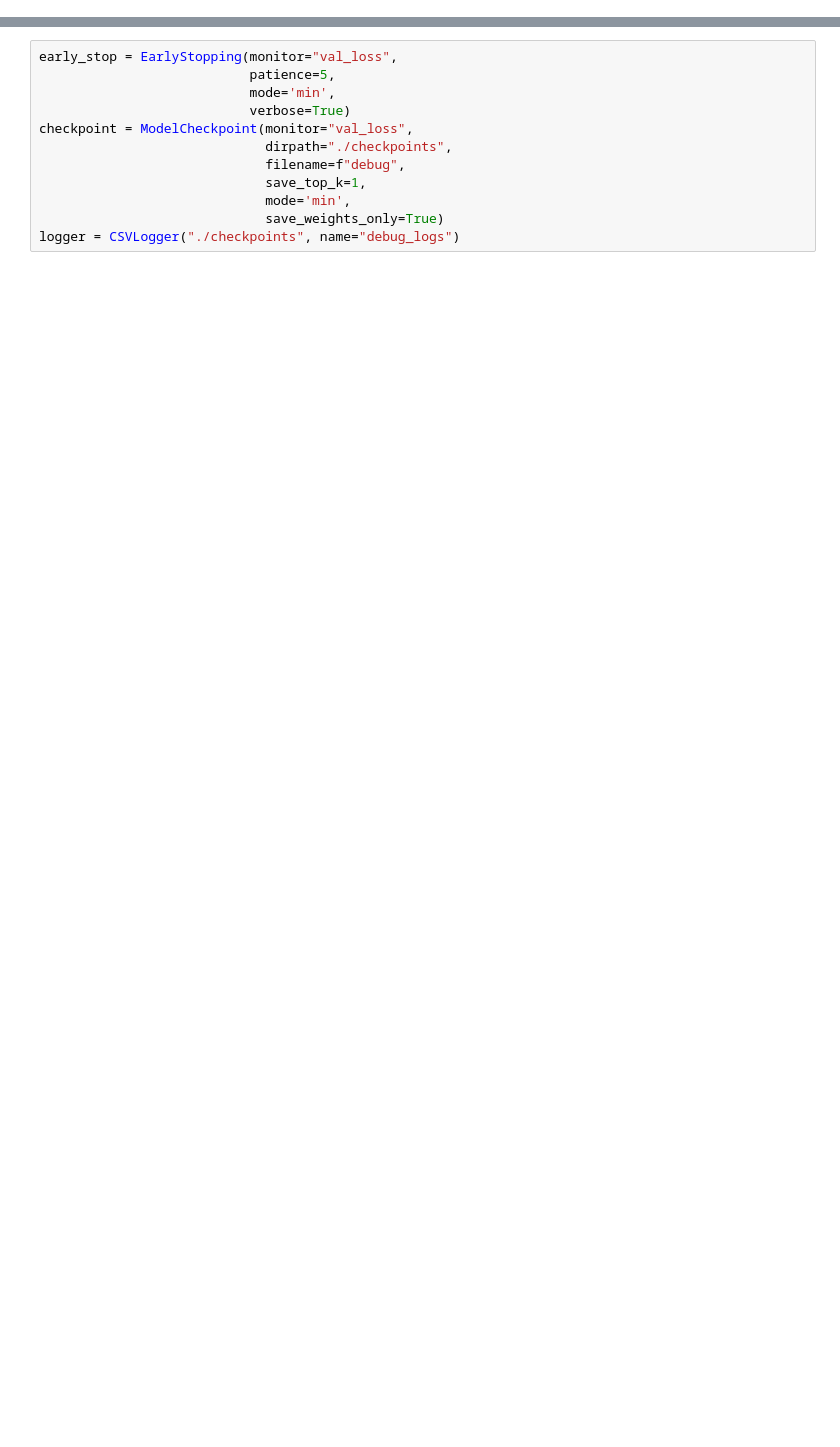
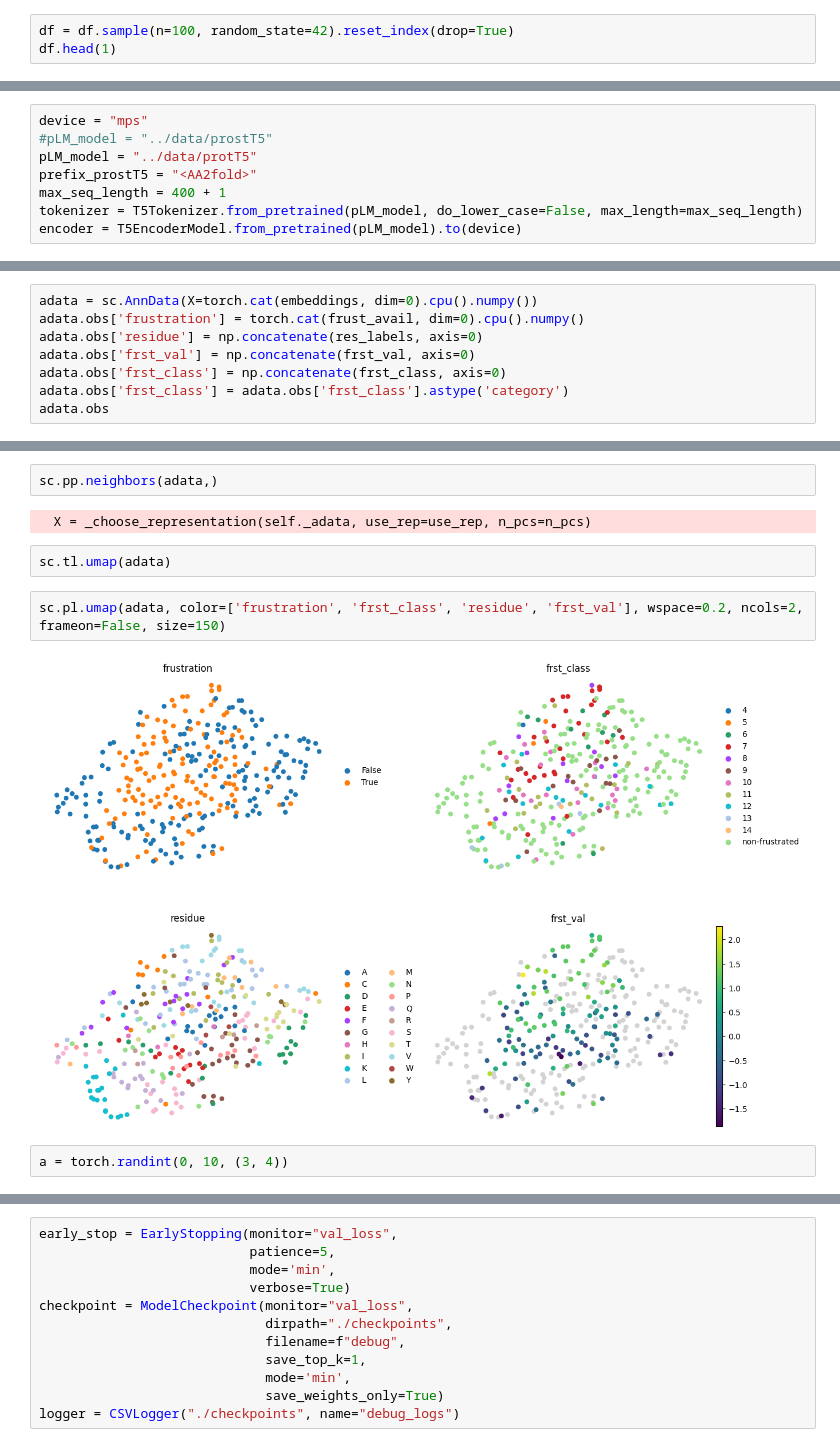
Before and after one commit to leuschjanphilipp/FrustrAI-Seq, a Jupyter notebook: notebooks/debug.ipynb, the cells around one changed output, grey strips where cells are left out. Saved outputs shown, nothing was run; the diff lists cells and outputs as text; blank space fills up the shorter version.

```diff
--- a/notebooks/debug.ipynb
+++ b/notebooks/debug.ipynb
@@ -29,3 +31,6 @@ df.head(2)
 |  | proteinID | full_seq | res_seq | res_idx | frst_idx | frst_class | set | cath_T_id |
 | 0 | AF-A0A009EQP3-F1-model_v4_TED02 | MKESLRLRLDQLSDRHEELTALLADVEVISDNK... | [Y, L, E, I, R, A, G, T, G, G, D,... | [111, 112, 113, 114, 115, 116, 11... | [0.235, 1.632, -0.844, 1.365, 0.2... | [9, 6, 11, 6, 9, 10, 9, 9, 9, 11,... | train | 3.30.70 |
 | 1 | AF-A0A009F754-F1-model_v4_TED02 | MANPAQLVRHKLLNTFFSRHSVWFACITIAVIF... | [R, I, L, I, G, N, E, Q, C, T, Q,... | [164, 165, 166, 167, 168, 169, 17... | [-1.068, 1.469, -0.317, 1.098, -0... | [12, 6, 10, 7, 11, 11, 7, 10, 3, ... | train | 3.20.20 |
+# %%
+df = df.sample(n=100, random_state=42).reset_index(drop=True)
+df.head(1)
@@ -31,0 +40,8 @@ df.head(2)
+# %%
+device = "mps"
+#pLM_model = "../data/prostT5"
+pLM_model = "../data/protT5"
+prefix_prostT5 = "<AA2fold>"
+max_seq_length = 400 + 1
+tokenizer = T5Tokenizer.from_pretrained(pLM_model, do_lower_case=False, max_length=max_seq_length)
+encoder = T5EncoderModel.from_pretrained(pLM_model).to(device)
@@ -31,0 +88,8 @@ df.head(2)
+# %%
+adata = sc.AnnData(X=torch.cat(embeddings, dim=0).cpu().numpy())
+adata.obs['frustration'] = torch.cat(frust_avail, dim=0).cpu().numpy()
+adata.obs['residue'] = np.concatenate(res_labels, axis=0)
+adata.obs['frst_val'] = np.concatenate(frst_val, axis=0)
+adata.obs['frst_class'] = np.concatenate(frst_class, axis=0)
+adata.obs['frst_class'] = adata.obs['frst_class'].astype('category')
+adata.obs
@@ -31,0 +110,12 @@ df.head(2)
+# %%
+sc.pp.neighbors(adata,)
+# %% [output]
+  X = _choose_representation(self._adata, use_rep=use_rep, n_pcs=n_pcs)
+# %%
+sc.tl.umap(adata)
+# %%
+sc.pl.umap(adata, color=['frustration', 'frst_class', 'residue', 'frst_val'], wspace=0.2, ncols=2, frameon=False, size=150)
+# %% [output]
+[figure, added]
+# %%
+a = torch.randint(0, 10, (3, 4))
```
Also changed, not shown: parts of 46 cells of this notebook, 8 other files.
